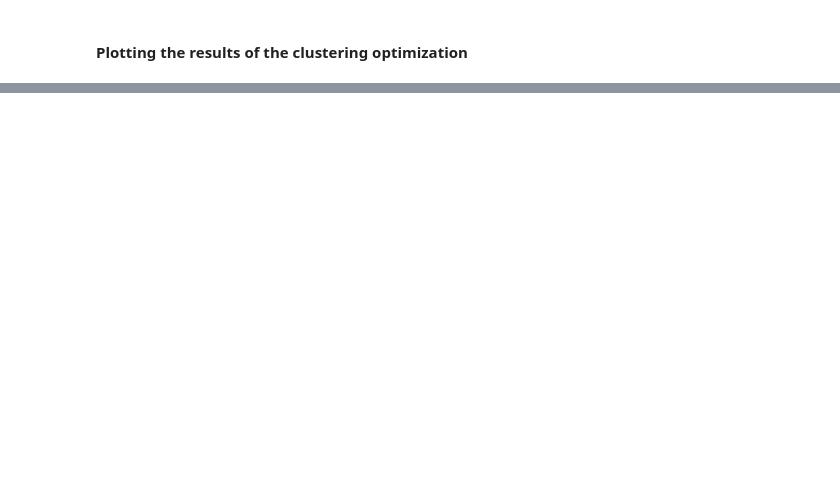
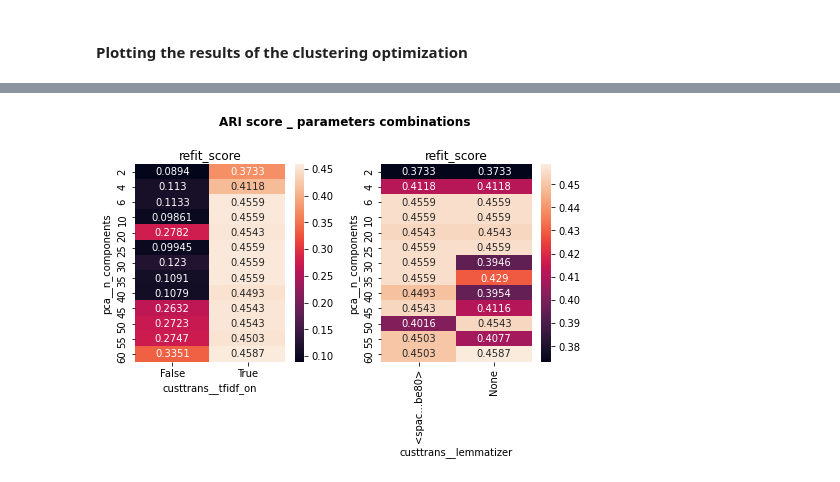
Before and after one commit to SmellyArmure/OC_DS_Project6, a Jupyter notebook: NOTEBOOK/P6_Cleaning_NLP.ipynb, the cells around one changed output, grey strips where cells are left out. Saved outputs shown, nothing was run; the diff lists cells and outputs as text; code cells hidden in the pictures; blank space fills up the shorter version.

```diff
--- a/NOTEBOOK/P6_Cleaning_NLP.ipynb
+++ b/NOTEBOOK/P6_Cleaning_NLP.ipynb
@@ -747,7 +769,7 @@ NB: the score displayed for each cell is the one for the best other parameters.
 '''
 
 def plot_2D_gsclust_param_opt(gsc, params=None, score=None,
-                           title=None, ax=None):
+                           title=None, shorten_label=7, ax=None):
 
     ax = plt.subplot(1,1,1) if ax is None else ax
 
@@ -756,10 +778,19 @@ def plot_2D_gsclust_param_opt(gsc, params=None, score=None,
     params_gsc = params
 
     _, _, _, df_res = filters_gsclust_results(gsc, params_gsc[0],
-                                            return_df_res=True)
+                                              return_df_res=True)
     max_scores = df_res.groupby(params_gsc).agg(lambda x: max(x))[score]
     sns.heatmap(max_scores.unstack(), annot=True, fmt='.4g', ax=ax)
 
+    if shorten_label != False:
+        thr = int(shorten_label)
+        lab_x = [item.get_text() for item in ax.get_xticklabels()]
+        short_lab_x = [s[:thr]+'...'+s[-thr:] if len(s)>thr else s for s in lab_x]
+        ax.axes.set_xticklabels(short_lab_x)
+        lab_y = [item.get_text() for item in ax.get_yticklabels()]
+        short_lab_y = [s[:thr]+'...'+s[-thr:] if len(s)>thr else s for s in lab_y]
+        ax.axes.set_yticklabels(short_lab_y)
+
     title = score if title is None else title
     ax.set_title(title)
 # %% [markdown]
@@ -974,19 +1068,21 @@ plot_gsc_multi_scores(gsc=gsc, param='clusterer__n_clusters', title=None,
 # %%
 # Effect of 2 parameters on clustering scores
 
-params1 = ['custtrans__max_features', 'clusterer__n_clusters']
-params2 = ['clusterer__n_clusters', 'custtrans__max_features']
+params1 = ['pca__n_components', 'custtrans__tfidf_on']
+params2 = ['pca__n_components', 'custtrans__lemmatizer']
 
-fig = plt.figure(figsize=(10,3))
+fig = plt.figure(figsize=(7,5))
 
 ax1 = fig.add_subplot(1,2,1)
-plot_2D_gsclust_param_opt(gsc, params=params1, ax=ax1)
+plot_2D_gsclust_param_opt(gsc, params=params1, shorten_label=5, ax=ax1)
 
 ax2 = fig.add_subplot(1,2,2)
-plot_2D_gsclust_param_opt(gsc, params=params2, ax=ax2)
+plot_2D_gsclust_param_opt(gsc, params=params2, shorten_label=5, ax=ax2)
 
-plt.gcf().suptitle('Silhouette score _ parameters combinations', fontweight='bold')
+plt.gcf().suptitle('ARI score _ parameters combinations', fontweight='bold')
 plt.tight_layout(rect=[0,0,1,0.92])
+# %% [output]
+[figure, added]
 # %%
 # All the scores through 2 chosen parameters
 
```
Also changed, not shown: parts of 22 cells of this notebook.
